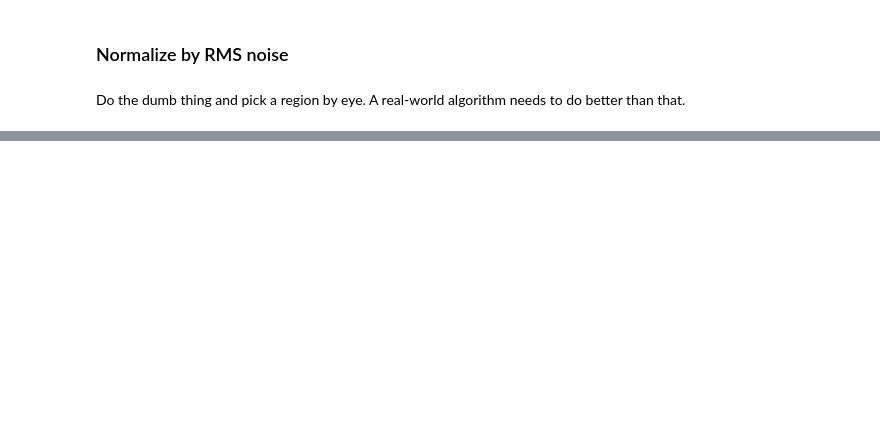
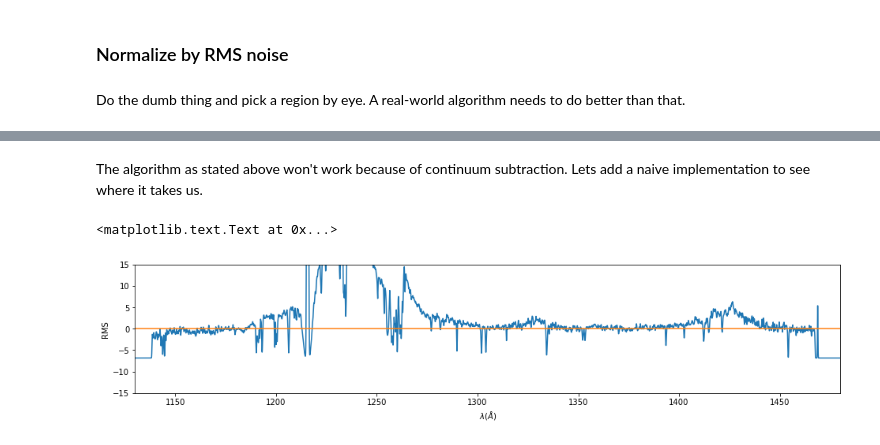
Before and after one commit to ibusko/experiments_specviz, a Jupyter notebook: experiment_feature_detection.ipynb, the cells around one changed output, grey strips where cells are left out. Saved outputs shown, nothing was run; the diff lists cells and outputs as text; code cells hidden in the pictures; blank space fills up the shorter version.

Commit message:
first (naive) experiment in place

```diff
--- a/experiment_feature_detection.ipynb
+++ b/experiment_feature_detection.ipynb
@@ -78,0 +82,16 @@ plt.ylabel('RMS')
+# %% [markdown]
+The algorithm as stated above won't work because of continuum subtraction. Lets add a naive implementation to see where it takes us.
+# %%
+mean = np.median(f1) # median is less affected by outliers
+
+normalized_flux = (convolved_flux - mean) / rms
+
+plt.figure(figsize=SIZE)
+plt.plot(wave, normalized_flux)
+plt.plot(zero_line[0], zero_line[1])
+plt.axis(plot_scale)
+plt.xlabel(x_label)
+plt.ylabel('RMS')
+# %% [output]
+<matplotlib.text.Text at 0x...>
+[figure, added]
```
Also changed, not shown: parts of 8 cells of this notebook.
